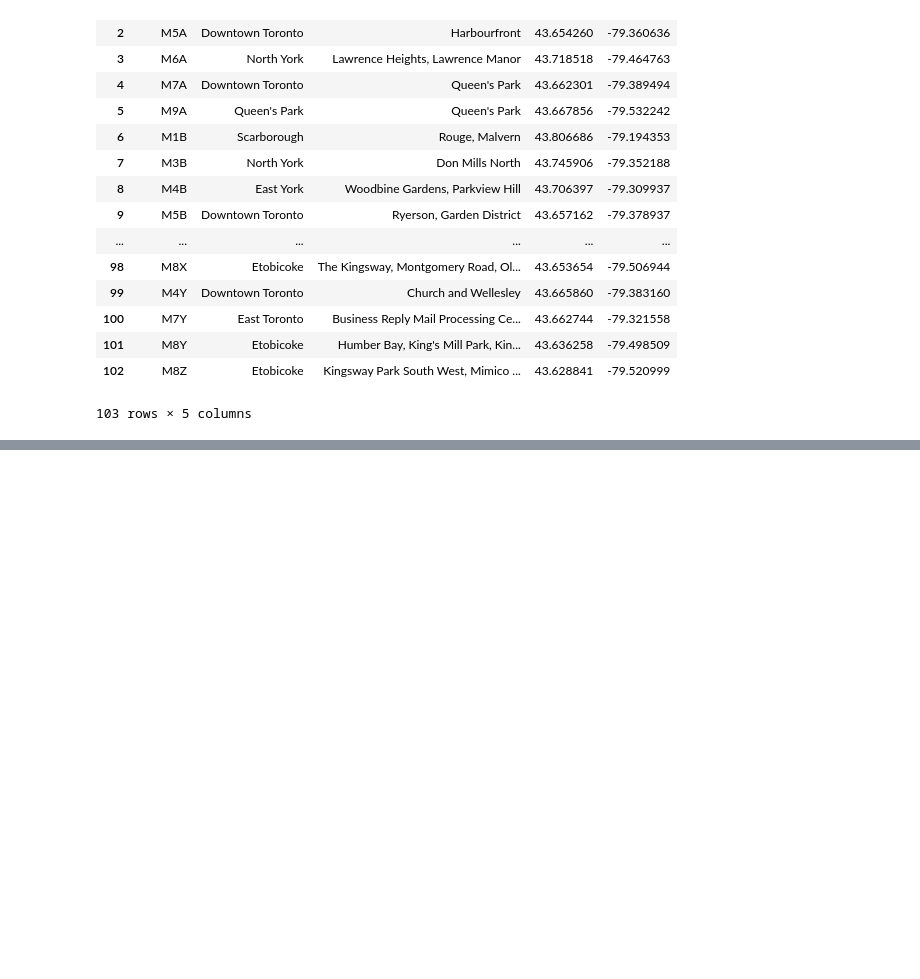
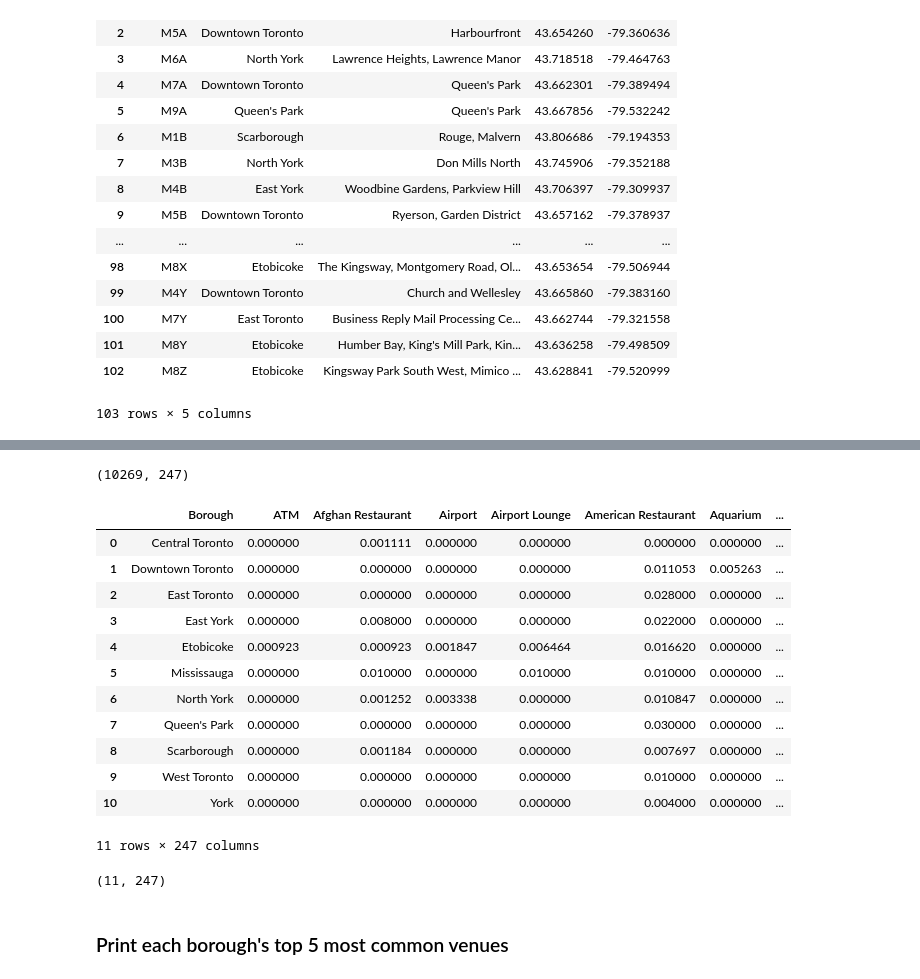
Before and after one commit to fxu9411/Applied-Data-Science-Capstone, a Jupyter notebook: Battle of the Neighborhood.ipynb, the cells around one changed output, grey strips where cells are left out. Saved outputs shown, nothing was run; the diff lists cells and outputs as text; code cells hidden in the pictures; blank space fills up the shorter version.

```diff
--- a/Battle of the Neighborhood.ipynb
+++ b/Battle of the Neighborhood.ipynb
@@ -143,0 +240,8 @@ result
+# %%
+explores = requests.get(url).json()
+
+with open('explores.json', 'w') as f:
+    json.dump(explores, f)
+
+
+explores
@@ -143,0 +278,18 @@ result
+# %%
+venues = explores['response']['groups'][0]['items']
+
+nearby_venues = json_normalize(venues) # flatten JSON
+
+# filter columns
+filtered_columns = ['venue.name', 'venue.categories', 'venue.location.lat', 'venue.location.lng']
+nearby_venues =nearby_venues.loc[:, filtered_columns]
+
+# filter the category for each row
+nearby_venues['venue.categories'] = nearby_venues.apply(get_category_type, axis=1)
+
+# clean columns
+nearby_venues.columns = [col.split(".")[-1] for col in nearby_venues.columns]
+
+nearby_venues.head(10)
+
+print('{} venues were returned by Foursquare.'.format(nearby_venues.shape[0]))
@@ -143,0 +340,6 @@ result
+# %%
+toronto_venues = getNearbyVenues(names=result['Borough'],
+                                 fsas=result['Postcode'],
+                                   latitudes=result['Latitude'],
+                                   longitudes=result['Longitude']
+                                  )
@@ -143,0 +402,9 @@ result
+# %%
+toronto_onehot = pd.get_dummies(toronto_venues[['Venue Category']], prefix="", prefix_sep="")
+toronto_onehot['Borough'] = toronto_venues['Borough']
+
+fixed_columns = [toronto_onehot.columns[-1]] + list(toronto_onehot.columns[:-1])
+
+toronto_onehot = toronto_onehot[fixed_columns]
+
+toronto_onehot.head()
@@ -143,0 +419,28 @@ result
+# %%
+toronto_onehot.shape
+# %% [output]
+(10269, 247)
+# %%
+toronto_grouped = toronto_onehot.groupby('Borough').mean().reset_index()
+
+toronto_grouped
+# %% [output]
+|  | Borough | ATM | Afghan Restaurant | Airport | Airport Lounge | American Restaurant | Aquarium | ... |
+| 0 | Central Toronto | 0.000000 | 0.001111 | 0.000000 | 0.000000 | 0.000000 | 0.000000 | ... |
+| 1 | Downtown Toronto | 0.000000 | 0.000000 | 0.000000 | 0.000000 | 0.011053 | 0.005263 | ... |
+| 2 | East Toronto | 0.000000 | 0.000000 | 0.000000 | 0.000000 | 0.028000 | 0.000000 | ... |
+| 3 | East York | 0.000000 | 0.008000 | 0.000000 | 0.000000 | 0.022000 | 0.000000 | ... |
+| 4 | Etobicoke | 0.000923 | 0.000923 | 0.001847 | 0.006464 | 0.016620 | 0.000000 | ... |
+| 5 | Mississauga | 0.000000 | 0.010000 | 0.000000 | 0.010000 | 0.010000 | 0.000000 | ... |
+| 6 | North York | 0.000000 | 0.001252 | 0.003338 | 0.000000 | 0.010847 | 0.000000 | ... |
+| 7 | Queen's Park | 0.000000 | 0.000000 | 0.000000 | 0.000000 | 0.030000 | 0.000000 | ... |
+| 8 | Scarborough | 0.000000 | 0.001184 | 0.000000 | 0.000000 | 0.007697 | 0.000000 | ... |
+| 9 | West Toronto | 0.000000 | 0.000000 | 0.000000 | 0.000000 | 0.010000 | 0.000000 | ... |
+| 10 | York | 0.000000 | 0.000000 | 0.000000 | 0.000000 | 0.004000 | 0.000000 | ... |
+11 rows × 247 columns
+# %%
+print(toronto_grouped.shape)
+# %% [output]
+(11, 247)
+# %% [markdown]
+### Print each borough's top 5 most common venues
```
Also changed, not shown: parts of 45 cells of this notebook.
